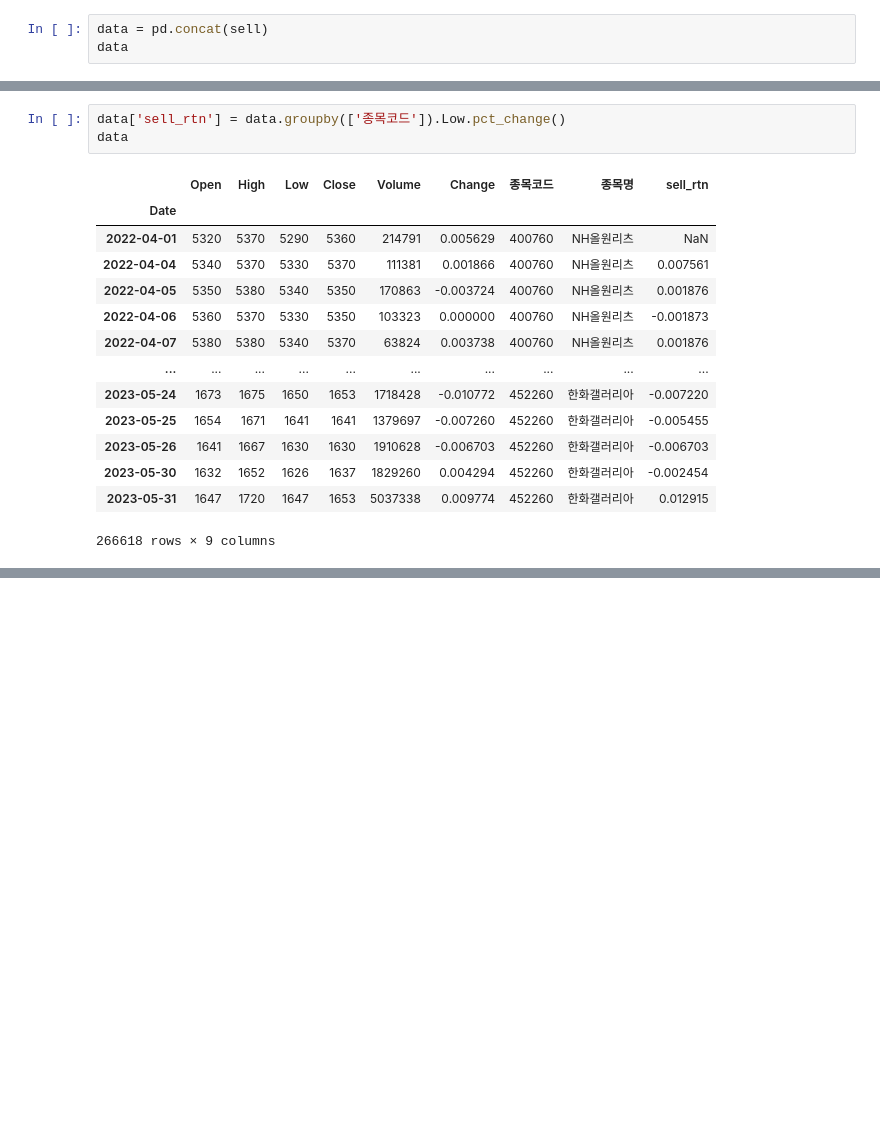
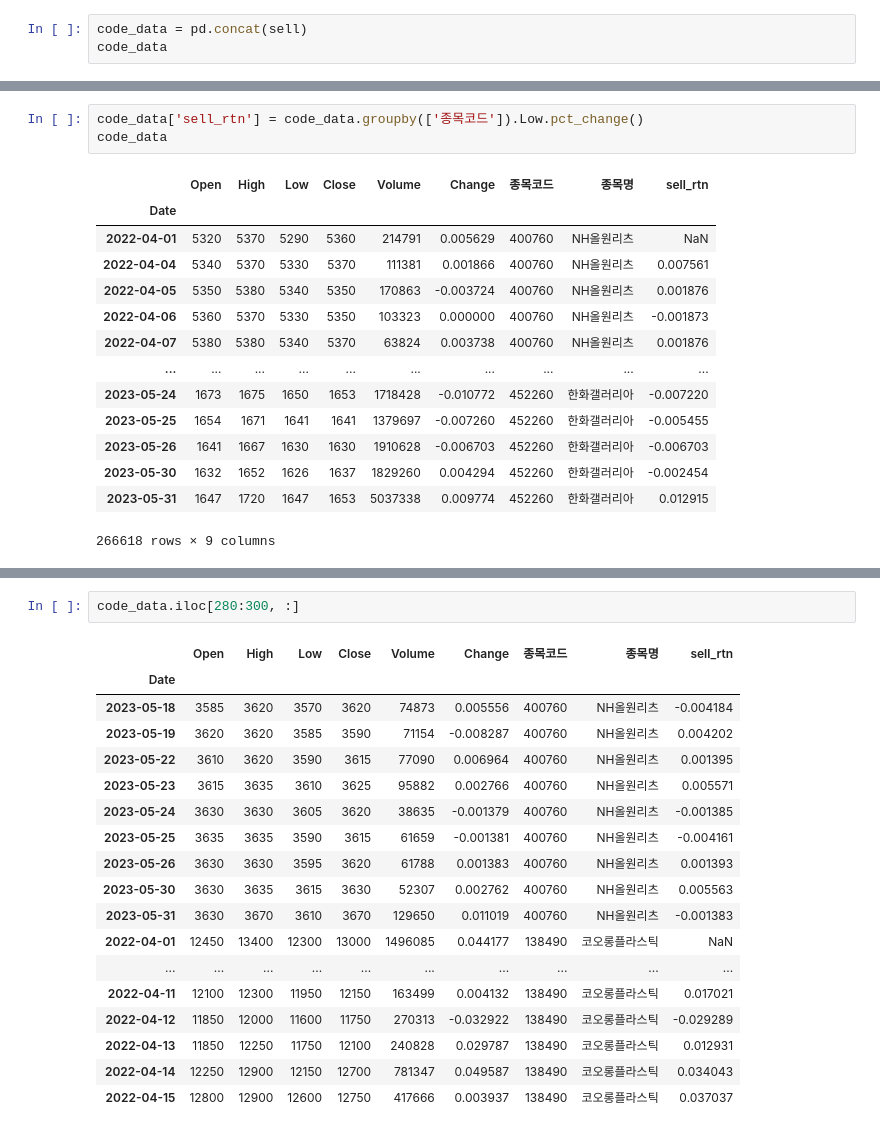
Before and after one commit to minxzzy/hackathon, a Jupyter notebook: need.ipynb, the cells around one changed output, grey strips where cells are left out. Cells and saved outputs as stored; diff of their text form; blank space fills up the shorter version.

```diff
--- a/need.ipynb
+++ b/need.ipynb
@@ -500,8 +532,8 @@ for i in code.index :
     sell[i]['종목코드'] = code.loc[i, '종목코드']
     sell[i]['종목명'] = code.loc[i, '종목명']
 # %%
-data = pd.concat(sell)
-data
+code_data = pd.concat(sell)
+code_data
 # %% [output]
 |  | Open | High | Low | Close | Volume | Change | 종목코드 | 종목명 |
 | Date |  |  |  |  |  |  |  |  |
@@ -518,8 +550,8 @@ data
 | 2023-05-31 | 1647 | 1720 | 1647 | 1653 | 5037338 | 0.009774 | 452260 | 한화갤러리아 |
 266618 rows × 8 columns
 # %%
-data['sell_rtn'] = data.groupby(['종목코드']).Low.pct_change()
-data
+code_data['sell_rtn'] = code_data.groupby(['종목코드']).Low.pct_change()
+code_data
 # %% [output]
 |  | Open | High | Low | Close | Volume | Change | 종목코드 | 종목명 | sell_rtn |
 | Date |  |  |  |  |  |  |  |  |  |
@@ -540,0 +570,21 @@ data
+# %%
+code_data.iloc[280:300, :]
+# %% [output]
+|  | Open | High | Low | Close | Volume | Change | 종목코드 | 종목명 | sell_rtn |
+| Date |  |  |  |  |  |  |  |  |  |
+| 2023-05-18 | 3585 | 3620 | 3570 | 3620 | 74873 | 0.005556 | 400760 | NH올원리츠 | -0.004184 |
+| 2023-05-19 | 3620 | 3620 | 3585 | 3590 | 71154 | -0.008287 | 400760 | NH올원리츠 | 0.004202 |
+| 2023-05-22 | 3610 | 3620 | 3590 | 3615 | 77090 | 0.006964 | 400760 | NH올원리츠 | 0.001395 |
+| 2023-05-23 | 3615 | 3635 | 3610 | 3625 | 95882 | 0.002766 | 400760 | NH올원리츠 | 0.005571 |
+| 2023-05-24 | 3630 | 3630 | 3605 | 3620 | 38635 | -0.001379 | 400760 | NH올원리츠 | -0.001385 |
+| 2023-05-25 | 3635 | 3635 | 3590 | 3615 | 61659 | -0.001381 | 400760 | NH올원리츠 | -0.004161 |
+| 2023-05-26 | 3630 | 3630 | 3595 | 3620 | 61788 | 0.001383 | 400760 | NH올원리츠 | 0.001393 |
+| 2023-05-30 | 3630 | 3635 | 3615 | 3630 | 52307 | 0.002762 | 400760 | NH올원리츠 | 0.005563 |
+| 2023-05-31 | 3630 | 3670 | 3610 | 3670 | 129650 | 0.011019 | 400760 | NH올원리츠 | -0.001383 |
+| 2022-04-01 | 12450 | 13400 | 12300 | 13000 | 1496085 | 0.044177 | 138490 | 코오롱플라스틱 | NaN |
+| ... | ... | ... | ... | ... | ... | ... | ... | ... | ... |
+| 2022-04-11 | 12100 | 12300 | 11950 | 12150 | 163499 | 0.004132 | 138490 | 코오롱플라스틱 | 0.017021 |
+| 2022-04-12 | 11850 | 12000 | 11600 | 11750 | 270313 | -0.032922 | 138490 | 코오롱플라스틱 | -0.029289 |
+| 2022-04-13 | 11850 | 12250 | 11750 | 12100 | 240828 | 0.029787 | 138490 | 코오롱플라스틱 | 0.012931 |
+| 2022-04-14 | 12250 | 12900 | 12150 | 12700 | 781347 | 0.049587 | 138490 | 코오롱플라스틱 | 0.034043 |
+| 2022-04-15 | 12800 | 12900 | 12600 | 12750 | 417666 | 0.003937 | 138490 | 코오롱플라스틱 | 0.037037 |
```
Also changed, not shown: parts of 8 cells of this notebook.
